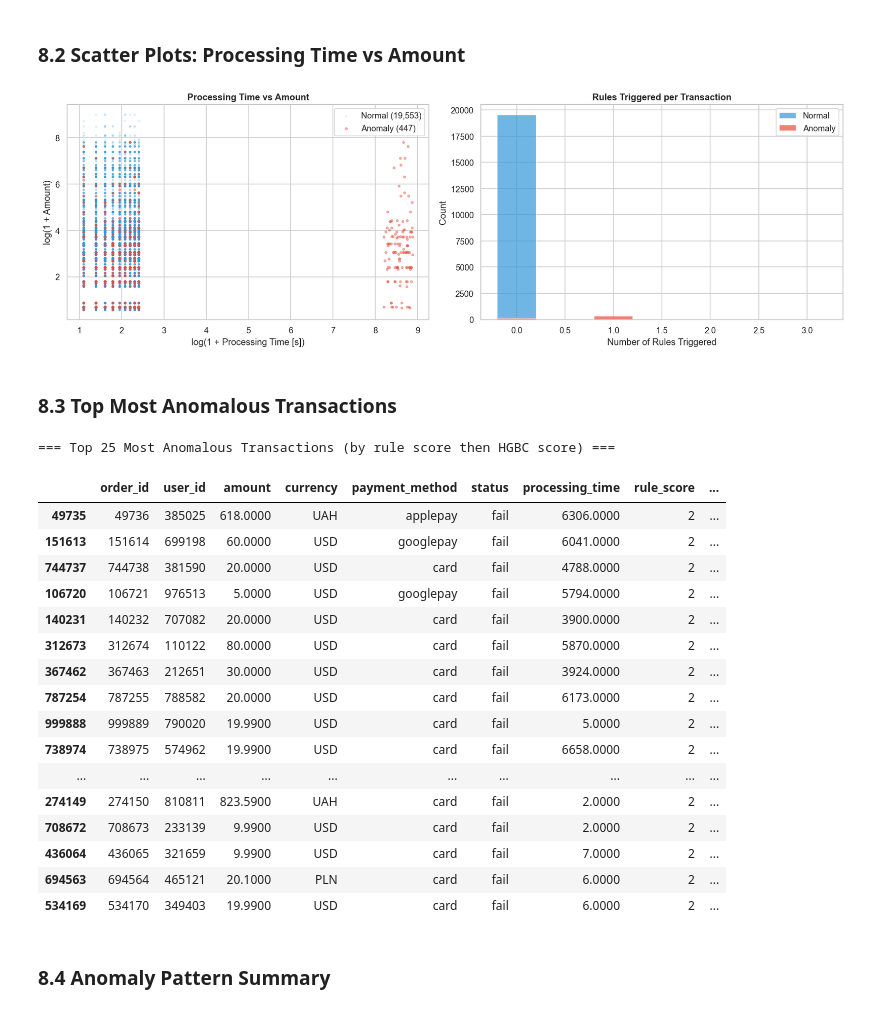
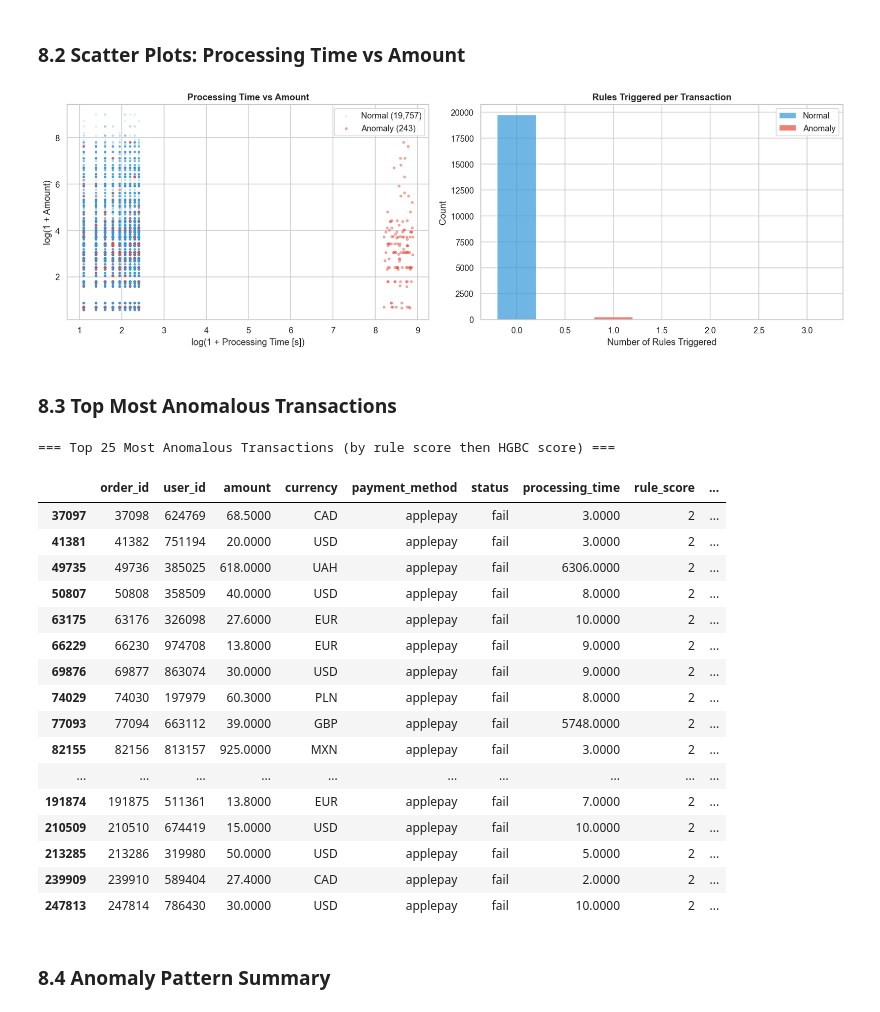
Before and after one commit to DenkoProg/labs, a Jupyter notebook: projects/int20h-2026-hackathon/kaggle.ipynb, the cells around one changed output. Cells and saved outputs as stored; diff of their text form; code cells hidden in the pictures.

```diff
--- a/projects/int20h-2026-hackathon/kaggle.ipynb
+++ b/projects/int20h-2026-hackathon/kaggle.ipynb
@@ -582,17 +582,11 @@ Total engineered features: 25
 | **R7** | `has_refund=True AND status=fail` | Logical impossibility: refund cannot be issued on a failed transaction |
 # %%
 rules = {
-    'R1_extreme_proc_time':  df['processing_time'] > 3600,
-    'R2_over_refund':        df['is_over_refund'] == 1,
-    'R3_fraud_error':        df['is_fraud_error'] == 1,
+    'R1_over_refund':        df['is_over_refund'] == 1,
+    'R2_extreme_proc_time':  df['processing_time'] > 3600,
+    'R3_refund_on_fail':     df['is_refund_on_fail'] == 1,
     'R4_bank_777':           df['is_bank_777'] == 1,
     'R5_nonstandard_error':  df['is_error_001'] == 1,
-    'R6_secured_geo_fail':   (
-        (df['is_secured_num'] == 1) &
-        (df['is_geo_mismatch'] == 1) &
-        (df['is_failed'] == 1)
-    ),
-    'R7_refund_on_fail':     df['is_refund_on_fail'] == 1,
 }
 
 for name, mask in rules.items():
@@ -867,50 +856,48 @@ axes[1].legend()
 plt.tight_layout()
 plt.show()
 # %% [output]
-[figure, old version]
+[figure, new version]
 # %% [markdown]
 ### 8.3 Top Most Anomalous Transactions
 # %%
 def build_explanation(row):
     reasons = []
-    if row['R1_extreme_proc_time']: reasons.append(f'proc_time={row["processing_time"]:.0f}s')
-    if row['R2_over_refund']:       reasons.append(f'over_refund({row["refunded_amount"]:.2f}>{row["amount"]:.2f})')
-    if row['R3_fraud_error']:       reasons.append(f'fraud_error={row["error_code"]}')
-    if row['R4_bank_777']:          reasons.append(f'bank_id=777(synthetic_test_bank)')
-    if row['R5_nonstandard_error']: reasons.append(f'error_code=0.01(non_standard)')
-    if row['R6_secured_geo_fail']:  reasons.append(f'secured_geo_mismatch_fail(ip={row["ip_country"]},bin={row["bin_country"]})')
-    if row['R7_refund_on_fail']:    reasons.append(f'refund_on_failed_tx')
+    if row.get('R1_over_refund', 0):       reasons.append(f'over_refund({row["refunded_amount"]:.2f}>{row["amount"]:.2f})')
+    if row.get('R2_extreme_proc_time', 0): reasons.append(f'proc_time={row["processing_time"]:.0f}s')
+    if row.get('R3_refund_on_fail', 0):    reasons.append(f'refund_on_failed_tx')
+    if row.get('R4_bank_777', 0):          reasons.append(f'bank_id=777(synthetic_test_bank)')
+    if row.get('R5_nonstandard_error', 0): reasons.append(f'error_code=0.01(non_standard)')
     if not reasons and row['hgbc_proba'] > 0:
         reasons.append(f'HGBC_score={row["hgbc_proba"]:.3f}')
     return '; '.join(reasons) if reasons else 'unknown'
 
 anomalies = df[df['is_anomaly'] == 1].copy()
 anomalies['explanation'] = anomalies.apply(build_explanation, axis=1)
 
 display_cols = ['order_id', 'user_id', 'amount', 'currency', 'payment_method',
                 'status', 'processing_time', 'rule_score', 'hgbc_proba', 'explanation']
 
 print('=== Top 25 Most Anomalous Transactions (by rule score then HGBC score) ===')
 anomalies.sort_values(['rule_score', 'hgbc_proba'], ascending=False).head(25)[display_cols]
 # %% [output]
 === Top 25 Most Anomalous Transactions (by rule score then HGBC score) ===
 |  | order_id | user_id | amount | currency | payment_method | status | processing_time | rule_score | ... |
+| 37097 | 37098 | 624769 | 68.5000 | CAD | applepay | fail | 3.0000 | 2 | ... |
+| 41381 | 41382 | 751194 | 20.0000 | USD | applepay | fail | 3.0000 | 2 | ... |
 | 49735 | 49736 | 385025 | 618.0000 | UAH | applepay | fail | 6306.0000 | 2 | ... |
-| 151613 | 151614 | 699198 | 60.0000 | USD | googlepay | fail | 6041.0000 | 2 | ... |
-| 744737 | 744738 | 381590 | 20.0000 | USD | card | fail | 4788.0000 | 2 | ... |
-| 106720 | 106721 | 976513 | 5.0000 | USD | googlepay | fail | 5794.0000 | 2 | ... |
-| 140231 | 140232 | 707082 | 20.0000 | USD | card | fail | 3900.0000 | 2 | ... |
-| 312673 | 312674 | 110122 | 80.0000 | USD | card | fail | 5870.0000 | 2 | ... |
-| 367462 | 367463 | 212651 | 30.0000 | USD | card | fail | 3924.0000 | 2 | ... |
-| 787254 | 787255 | 788582 | 20.0000 | USD | card | fail | 6173.0000 | 2 | ... |
-| 999888 | 999889 | 790020 | 19.9900 | USD | card | fail | 5.0000 | 2 | ... |
-| 738974 | 738975 | 574962 | 19.9900 | USD | card | fail | 6658.0000 | 2 | ... |
+| 50807 | 50808 | 358509 | 40.0000 | USD | applepay | fail | 8.0000 | 2 | ... |
+| 63175 | 63176 | 326098 | 27.6000 | EUR | applepay | fail | 10.0000 | 2 | ... |
+| 66229 | 66230 | 974708 | 13.8000 | EUR | applepay | fail | 9.0000 | 2 | ... |
+| 69876 | 69877 | 863074 | 30.0000 | USD | applepay | fail | 9.0000 | 2 | ... |
+| 74029 | 74030 | 197979 | 60.3000 | PLN | applepay | fail | 8.0000 | 2 | ... |
+| 77093 | 77094 | 663112 | 39.0000 | GBP | applepay | fail | 5748.0000 | 2 | ... |
+| 82155 | 82156 | 813157 | 925.0000 | MXN | applepay | fail | 3.0000 | 2 | ... |
 | ... | ... | ... | ... | ... | ... | ... | ... | ... | ... |
-| 274149 | 274150 | 810811 | 823.5900 | UAH | card | fail | 2.0000 | 2 | ... |
-| 708672 | 708673 | 233139 | 9.9900 | USD | card | fail | 2.0000 | 2 | ... |
-| 436064 | 436065 | 321659 | 9.9900 | USD | card | fail | 7.0000 | 2 | ... |
-| 694563 | 694564 | 465121 | 20.1000 | PLN | card | fail | 6.0000 | 2 | ... |
-| 534169 | 534170 | 349403 | 19.9900 | USD | card | fail | 6.0000 | 2 | ... |
+| 191874 | 191875 | 511361 | 13.8000 | EUR | applepay | fail | 7.0000 | 2 | ... |
+| 210509 | 210510 | 674419 | 15.0000 | USD | applepay | fail | 10.0000 | 2 | ... |
+| 213285 | 213286 | 319980 | 50.0000 | USD | applepay | fail | 5.0000 | 2 | ... |
+| 239909 | 239910 | 589404 | 27.4000 | CAD | applepay | fail | 2.0000 | 2 | ... |
+| 247813 | 247814 | 786430 | 30.0000 | USD | applepay | fail | 10.0000 | 2 | ... |
 # %% [markdown]
 ### 8.4 Anomaly Pattern Summary
 # %%
```
Also changed, not shown: parts of 14 cells of this notebook, 3 other files.
